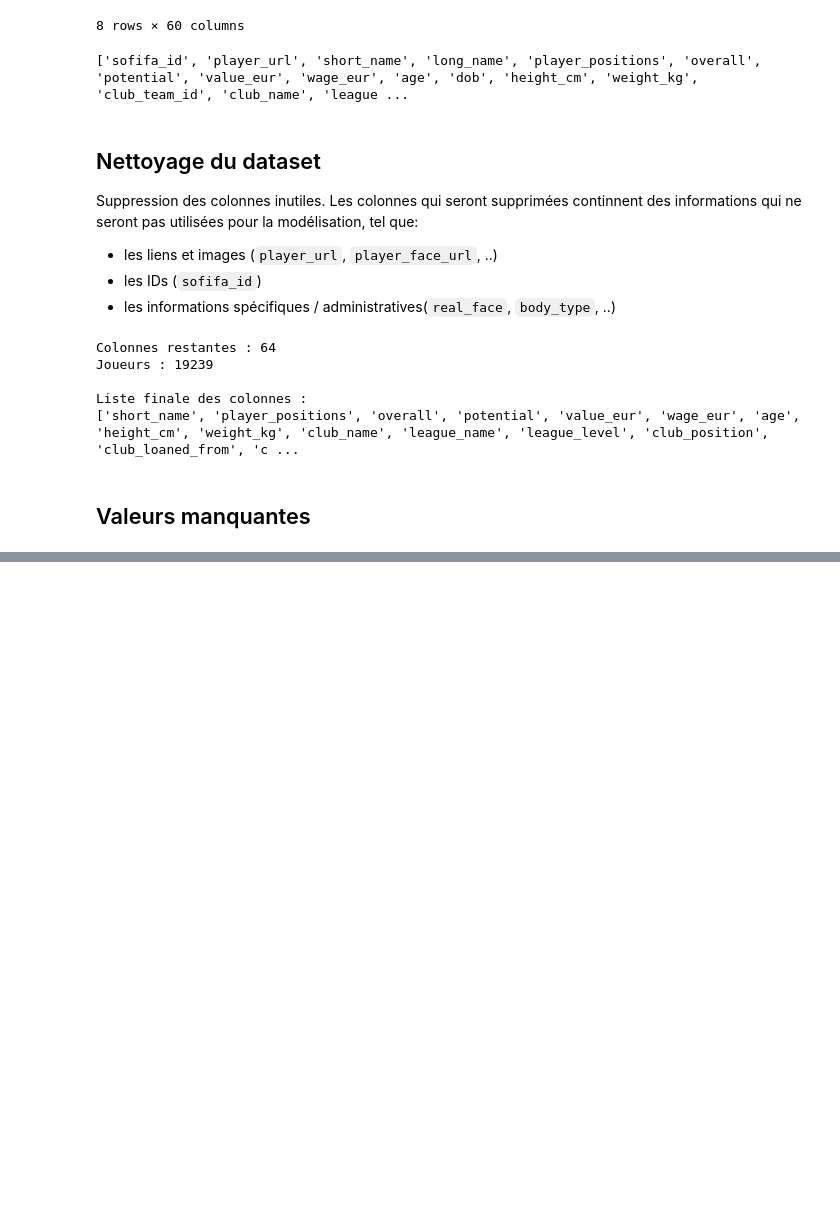
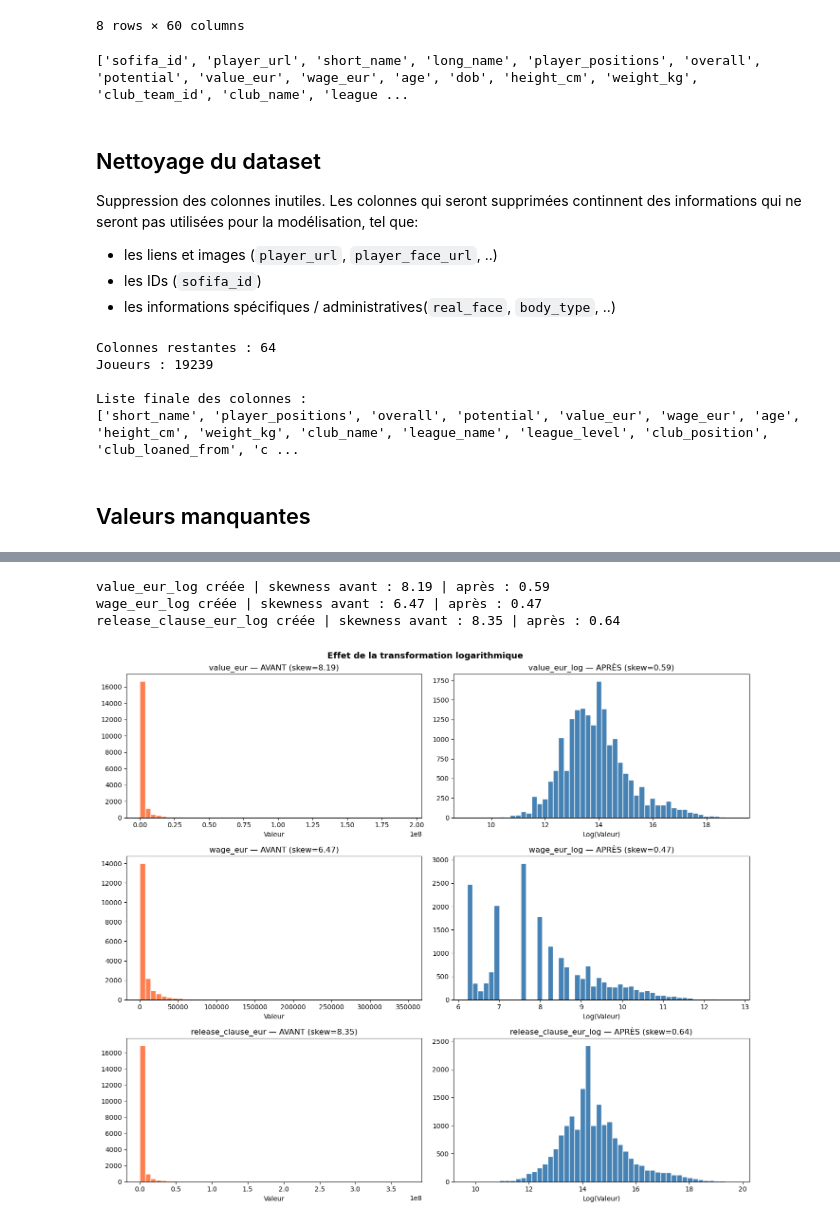
Before and after one commit to emiliehhd/Project_DataScience, a Jupyter notebook: project.ipynb, the cells around one changed output, grey strips where cells are left out. Saved outputs shown, nothing was run; the diff lists cells and outputs as text; code cells hidden in the pictures; blank space fills up the shorter version.

```diff
--- a/project.ipynb
+++ b/project.ipynb
@@ -143,0 +223,20 @@ Les 61 joueurs manquants sur club_name, league_name, league_level, club_position
+# %%
+# 1. league_level → int
+df['league_level'] = df['league_level'].astype(int)
+
+# 2. club_contract_valid_until → int
+df['club_contract_valid_until'] = df['club_contract_valid_until'].astype(int)
+
+# 3. club_joined → datetime puis on extrait l'année
+df['club_joined'] = pd.to_datetime(df['club_joined'], errors='coerce')
+df['club_joined_year'] = df['club_joined'].dt.year.astype('Int64')
+df = df.drop(columns=['club_joined'])
+
+# Vérification
+print("\nTypes après correction :")
+print(df[['league_level', 'club_contract_valid_until',
+          'club_joined_year']].dtypes)
+
+print(f"\nRésumé :")
+print(f"  Numériques  : {(df.dtypes != 'object').sum()} colonnes")
+print(f"  Textuelles  : {(df.dtypes == 'object').sum()} colonnes")
@@ -143,0 +298,33 @@ Les 61 joueurs manquants sur club_name, league_name, league_level, club_position
+# %%
+# Transformation logarithmique sur les variables financières
+cols_log = ['value_eur', 'wage_eur', 'release_clause_eur']
+
+for col in cols_log:
+    df[f'{col}_log'] = np.log1p(df[col])
+    print(f"{col}_log créée | skewness avant : {df[col].skew():.2f} "
+          f"| après : {df[f'{col}_log'].skew():.2f}")
+
+# Visualisation avant / après
+fig, axes = plt.subplots(3, 2, figsize=(14, 12))
+
+for i, col in enumerate(cols_log):
+    # Avant transformation
+    axes[i, 0].hist(df[col], bins=50, color='coral', edgecolor='white')
+    axes[i, 0].set_title(f'{col} — AVANT (skew={df[col].skew():.2f})')
+    axes[i, 0].set_xlabel('Valeur')
+
+    # Après transformation
+    axes[i, 1].hist(df[f'{col}_log'], bins=50,
+                    color='steelblue', edgecolor='white')
+    axes[i, 1].set_title(f'{col}_log — APRÈS (skew={df[f"{col}_log"].skew():.2f})')
+    axes[i, 1].set_xlabel('Log(Valeur)')
+
+plt.suptitle('Effet de la transformation logarithmique',
+             fontsize=13, fontweight='bold')
+plt.tight_layout()
+plt.show()
+# %% [output]
+value_eur_log créée | skewness avant : 8.19 | après : 0.59
+wage_eur_log créée | skewness avant : 6.47 | après : 0.47
+release_clause_eur_log créée | skewness avant : 8.35 | après : 0.64
+[figure, added]
```
Also changed, not shown: parts of 38 cells of this notebook.
